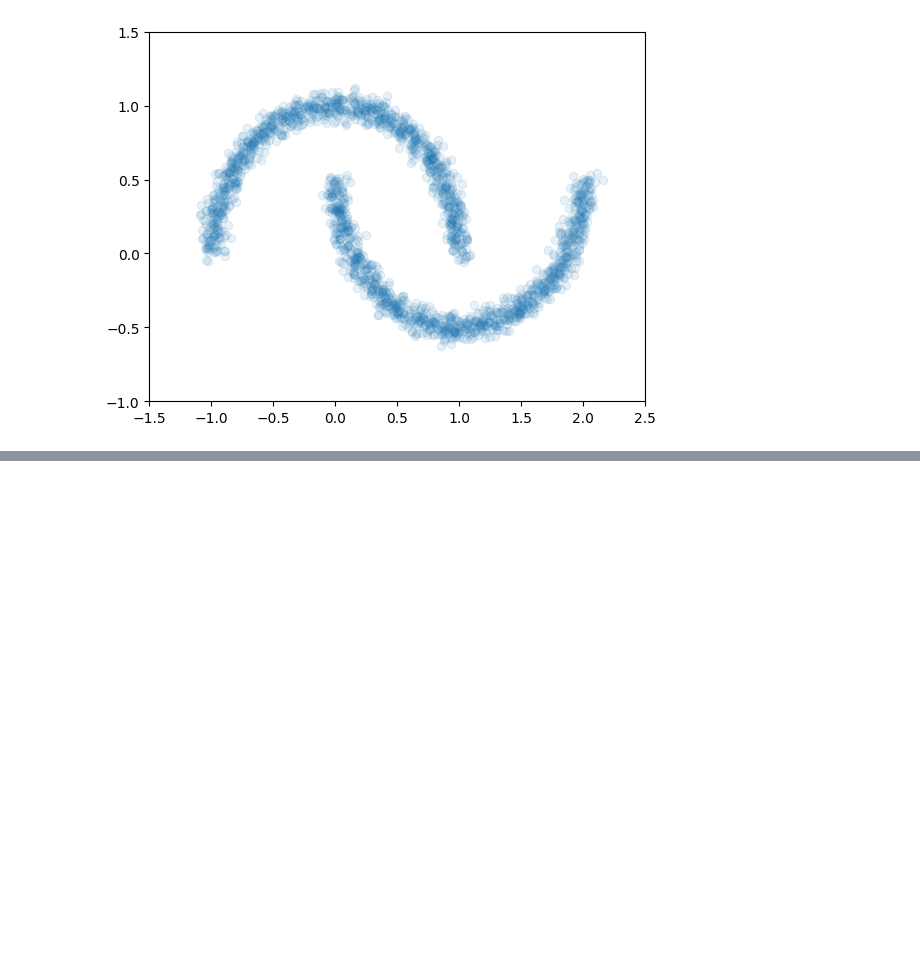
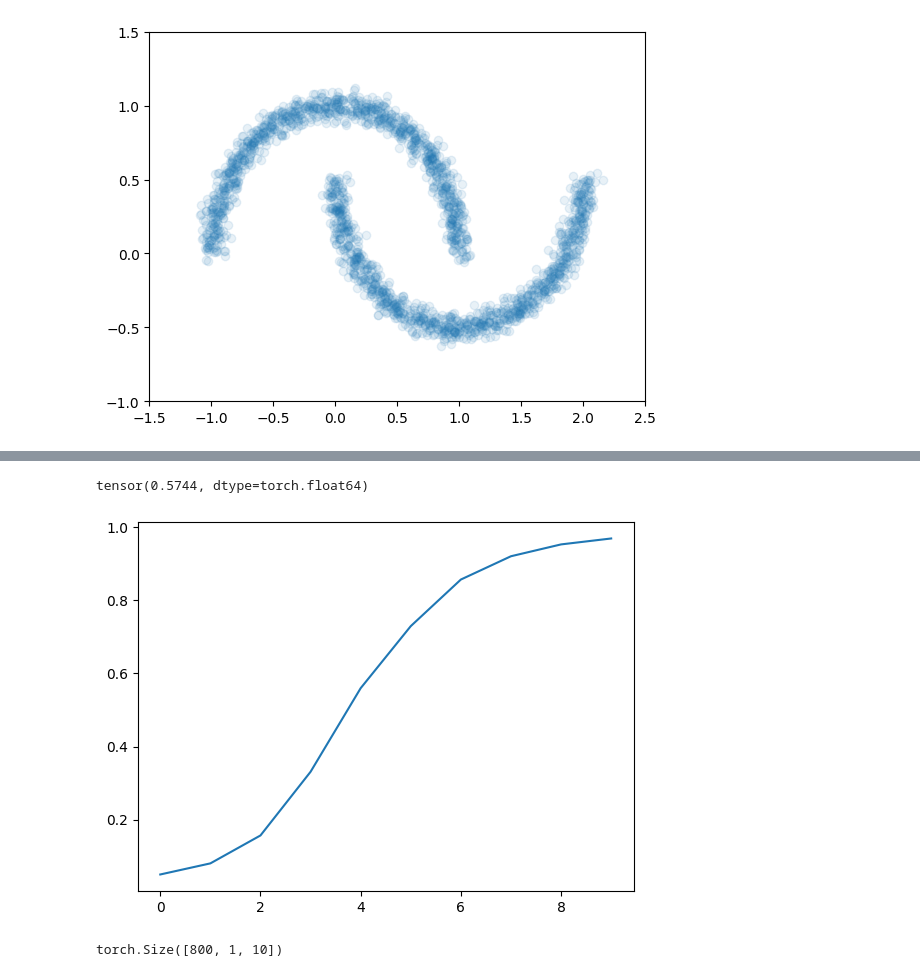
Before and after one commit to chathasphere/sim-select, a Jupyter notebook: notebooks/02_marginal_density_estimation.ipynb, the cells around one changed output, grey strips where cells are left out. Cells and saved outputs as stored; diff of their text form; code cells hidden in the pictures; blank space fills up the shorter version.

```diff
--- a/notebooks/02_marginal_density_estimation.ipynb
+++ b/notebooks/02_marginal_density_estimation.ipynb
@@ -89,0 +139,10 @@ plt.show()
+# %%
+N = 4000
+a = int(N * 0.8)
+b = N - a
+# %%
+dataset = SIRModel(beta=1.5, gamma=.5, prior_scale=[1, 1], N=100, T=10, observed_seed=9, n_sample=N, partial_obs=True,
+                  mode="criticism", noise="normal")
+train_data, val_data = random_split(dataset, [a, b])
+train_loader = DataLoader(train_data, batch_size=200)
+val_loader = DataLoader(val_data, batch_size=b)
@@ -89,0 +170,16 @@ plt.show()
+# %%
+x_val, mll_val = trainer.predict(model, val_loader)[0]
+samples = model.sample(x_val.shape[0])
+c2st(x_val.squeeze(1), samples, noise_scale=0.1)
+# %% [output]
+tensor(0.5744, dtype=torch.float64)
+# %%
+x_o = dataset.get_observed_data()
+plt.plot(x_o[0][0])
+plt.show()
+# %% [output]
+[figure, added]
+# %%
+x_val.shape
+# %% [output]
+torch.Size([800, 1, 10])
```
Also changed, not shown: parts of 24 cells of this notebook, 21 other files.
